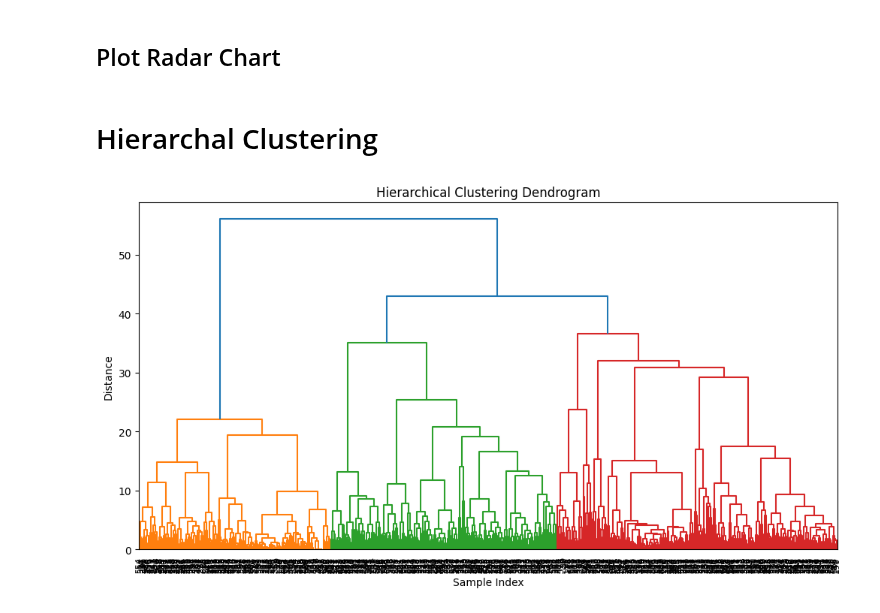
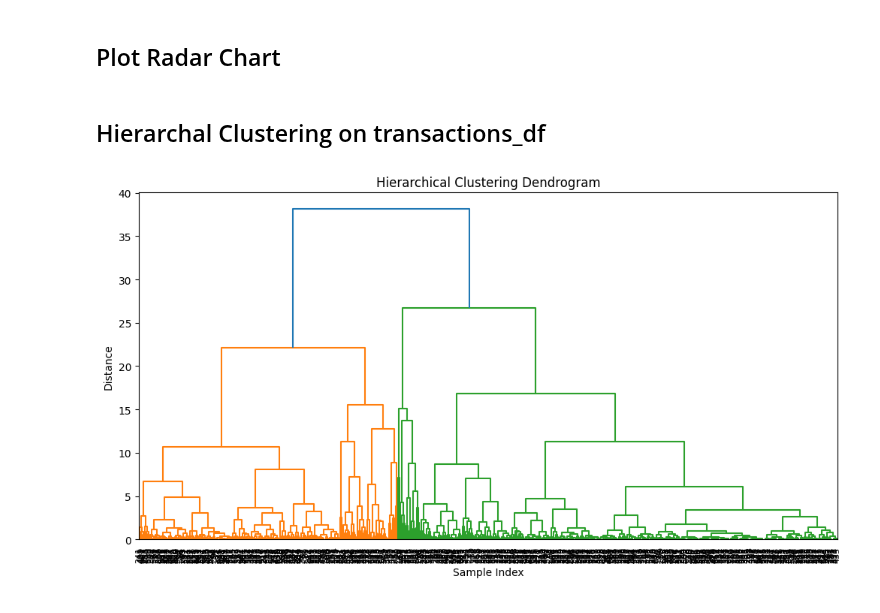
Before and after one commit to btmarsh6/mini-project-III, a Jupyter notebook: Brittany_Good_Clusters.ipynb, the cells around one changed output. Cells and saved outputs as stored; diff of their text form; code cells hidden in the pictures.

```diff
--- a/Brittany_Good_Clusters.ipynb
+++ b/Brittany_Good_Clusters.ipynb
@@ -188,36 +189,36 @@ fig.update_layout(
 
 fig.show()
 # %% [markdown]
-# Hierarchal Clustering
+## Hierarchal Clustering on transactions_df
 # %%
 import pandas as pd
 import numpy as np
 import matplotlib.pyplot as plt
 from sklearn.preprocessing import StandardScaler
 from sklearn.cluster import AgglomerativeClustering
 from scipy.cluster.hierarchy import dendrogram, linkage
 
 # Extract the variables for clustering
-X = transactions.iloc[:, 1:20].values
+X = transactions.iloc[:, 15:19].values
 
 # Normalize the variables to have zero mean and unit variance
 sc = StandardScaler()
 X = sc.fit_transform(X)
 
 # Perform hierarchical clustering using Ward's method and 3 clusters
 Z = linkage(X, method='ward')
 agg_clustering = AgglomerativeClustering(n_clusters=3, linkage='ward')
 clusters = agg_clustering.fit_predict(X)
 
 # Plot the dendrogram
 plt.figure(figsize=(12, 6))
 plt.title("Hierarchical Clustering Dendrogram")
 plt.xlabel("Sample Index")
 plt.ylabel("Distance")
 dendrogram(Z, leaf_rotation=90., leaf_font_size=8.)
 plt.show()
 # %% [output]
-[figure, old version]
+[figure, new version]
 # %%
 import pandas as pd
 import numpy as np
```
Also changed, not shown: parts of 22 cells of this notebook, 1 other file.
